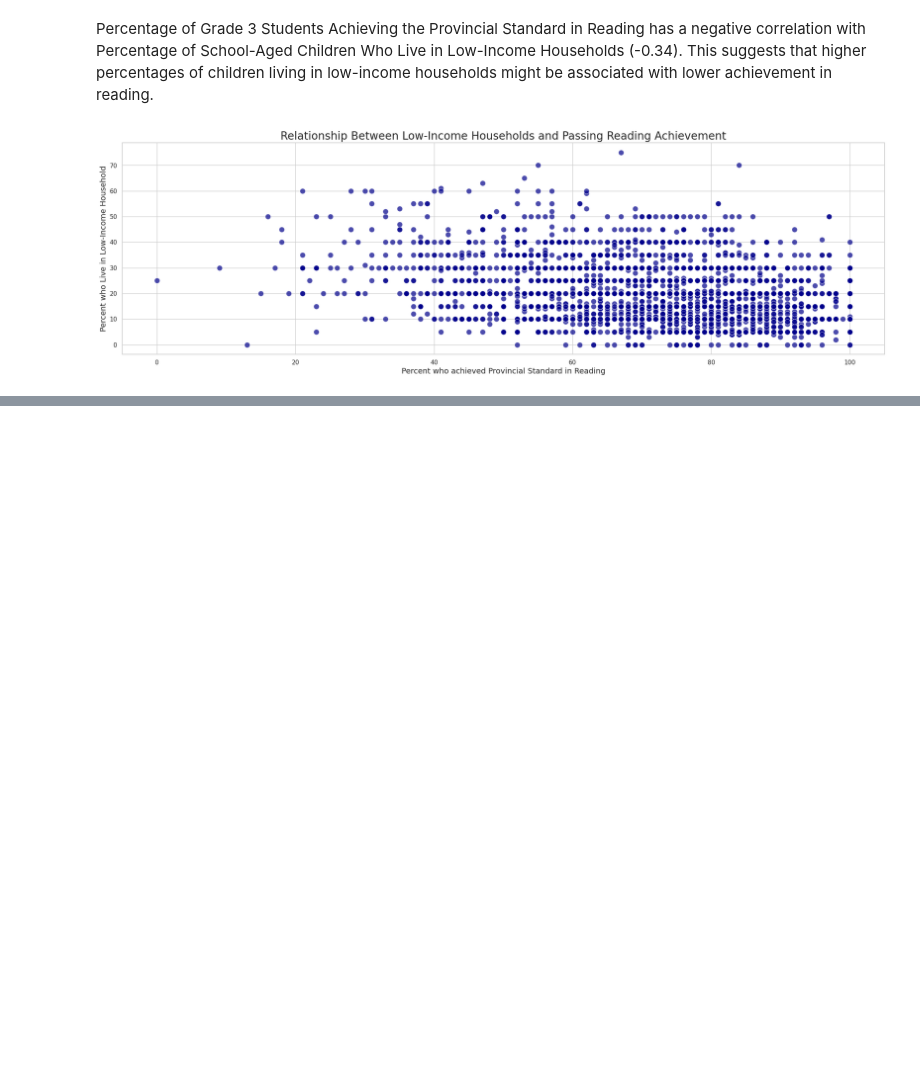
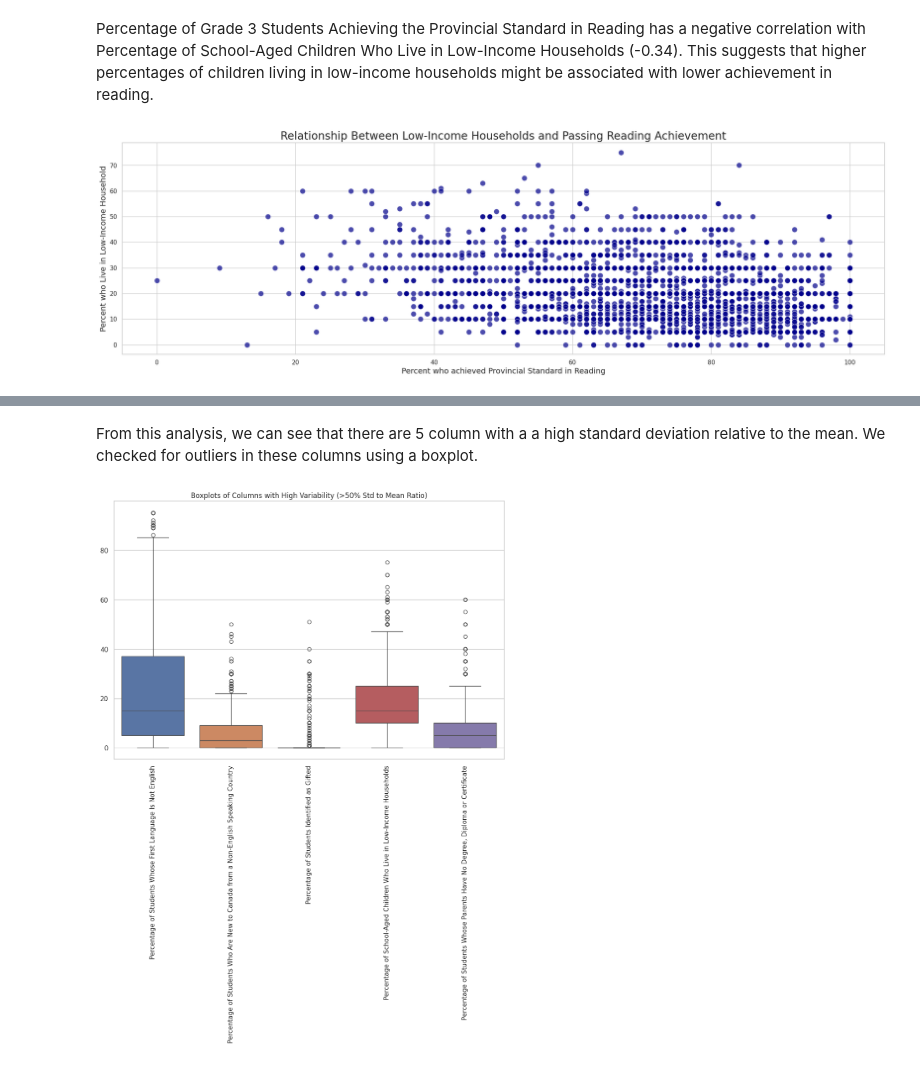
Before and after one commit to tea81/Final-Project, a Jupyter notebook: Final_Project.ipynb, the cells around one changed output, grey strips where cells are left out. Saved outputs shown, nothing was run; the diff lists cells and outputs as text; code cells hidden in the pictures; blank space fills up the shorter version.

```diff
--- a/Final_Project.ipynb
+++ b/Final_Project.ipynb
@@ -449,0 +614,20 @@ dtype: int64
+# %% [markdown]
+From this analysis, we can see that there are 5 column with a a high standard deviation relative to the mean. We checked for outliers in these columns using a boxplot.
+# %%
+# List of columns with >50% variability
+high_variability_cols = [
+    'Percentage of Students Whose First Language Is Not English',
+    'Percentage of Students Who Are New to Canada from a Non-English Speaking Country',
+    'Percentage of Students Identified as Gifted',
+    'Percentage of School-Aged Children Who Live in Low-Income Households',
+    'Percentage of Students Whose Parents Have No Degree, Diploma or Certificate'
+]
+
+# Plotting boxplots for each of these columns
+plt.figure(figsize=(12, 8))
+sns.boxplot(data=third_grade_scores[high_variability_cols])
+plt.xticks(rotation=90)
+plt.title('Boxplots of Columns with High Variability (>50% Std to Mean Ratio)')
+plt.show()
+# %% [output]
+[figure, added]
```
Also changed, not shown: parts of 34 cells of this notebook.
